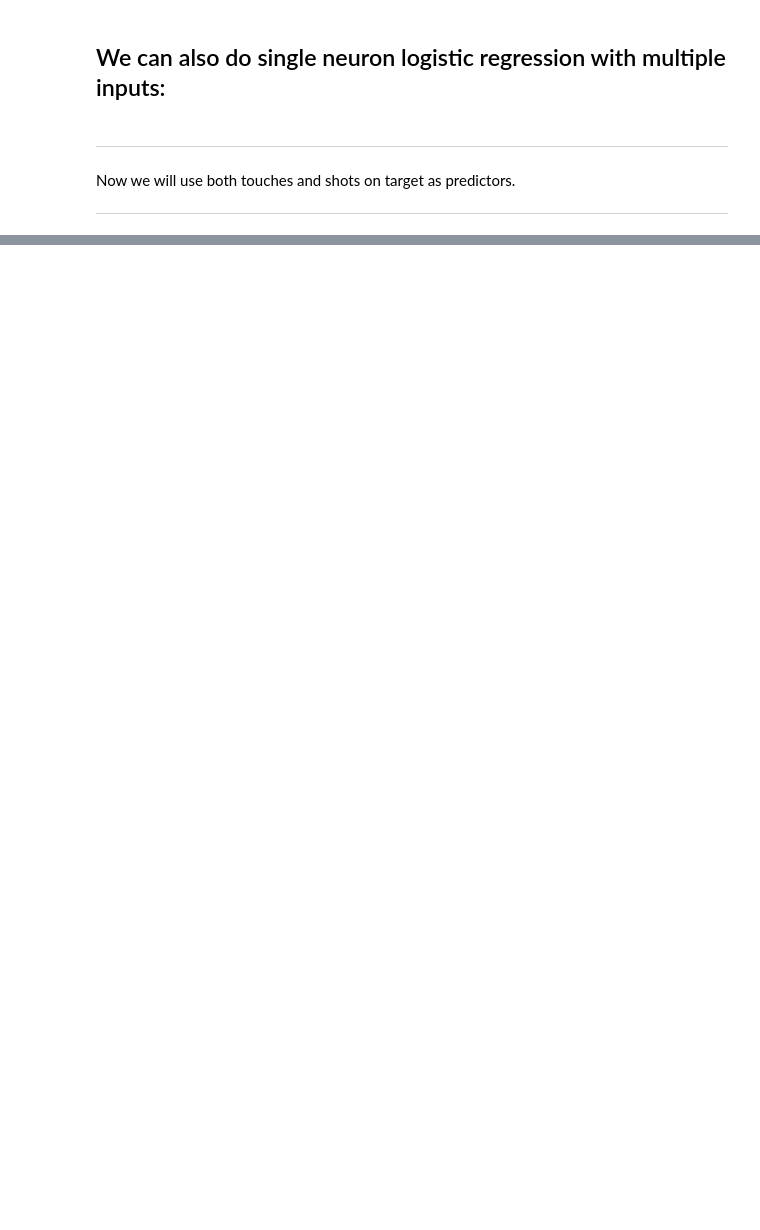
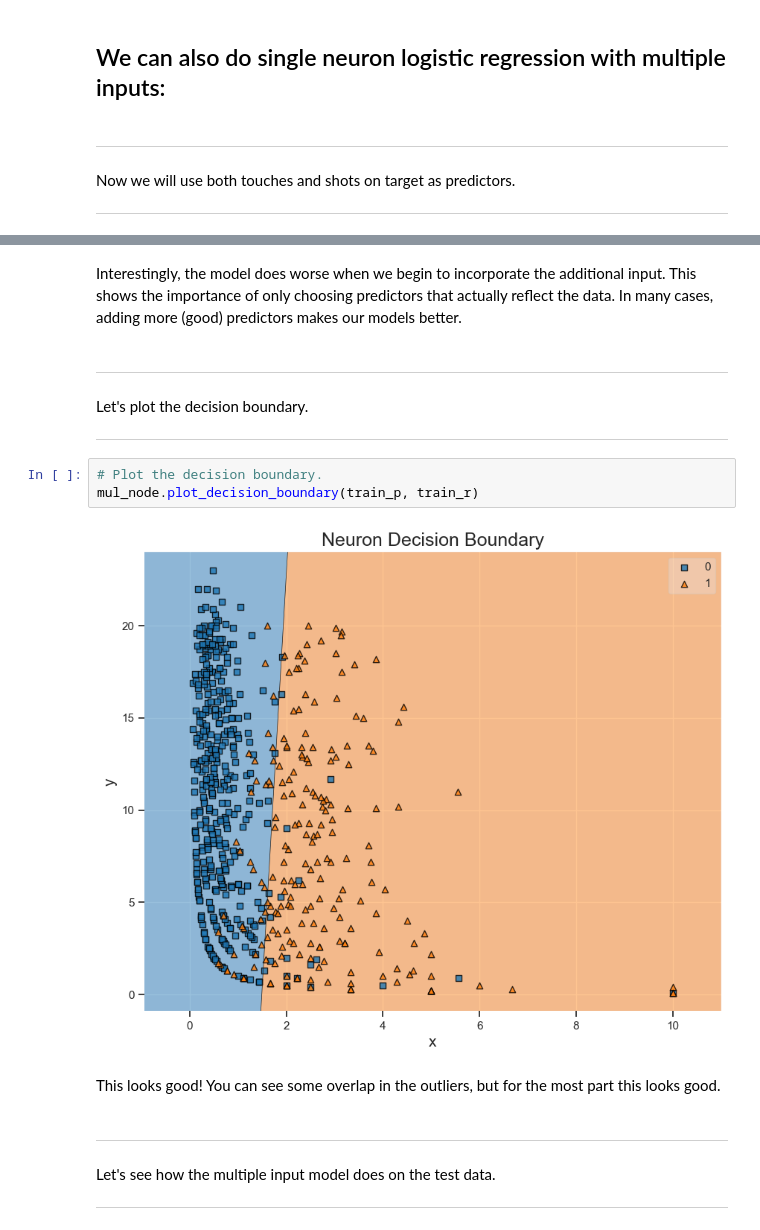
Before and after one commit to pstern17/INDE-577, a Jupyter notebook: 1. Supervised Learning/1.3. Logistic Regression/logistic_regression.ipynb, the cells around one changed output, grey strips where cells are left out. Cells and saved outputs as stored; diff of their text form; blank space fills up the shorter version.

```diff
--- a/1. Supervised Learning/1.3. Logistic Regression/logistic_regression.ipynb
+++ b/1. Supervised Learning/1.3. Logistic Regression/logistic_regression.ipynb
@@ -441,0 +485,17 @@ plt.show()
+# %% [markdown]
+Interestingly, the model does worse when we begin to incorporate the additional input. This shows the importance of only choosing predictors that actually reflect the data. In many cases, adding more (good) predictors makes our models better.
+# %% [markdown]
+***
+Let's plot the decision boundary.
+***
+# %%
+# Plot the decision boundary.
+mul_node.plot_decision_boundary(train_p, train_r)
+# %% [output]
+[figure, added]
+# %% [markdown]
+This looks good! You can see some overlap in the outliers, but for the most part this looks good.
+# %% [markdown]
+***
+Let's see how the multiple input model does on the test data.
+***
```
Also changed, not shown: parts of 19 cells of this notebook.
